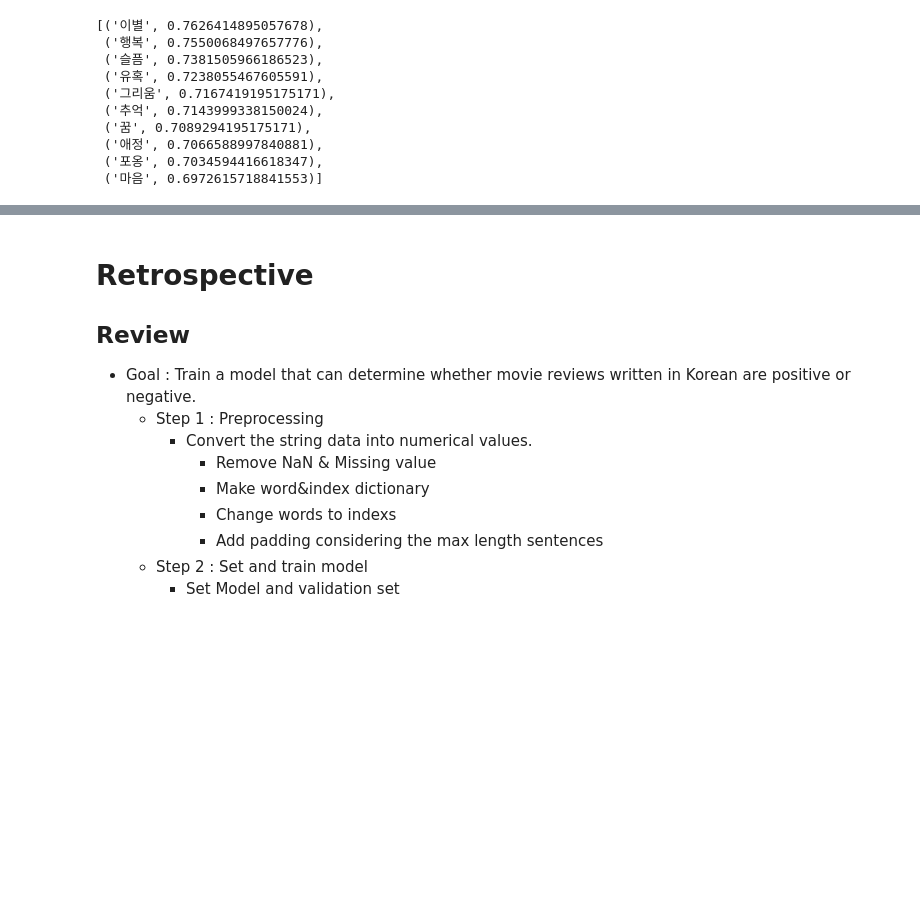
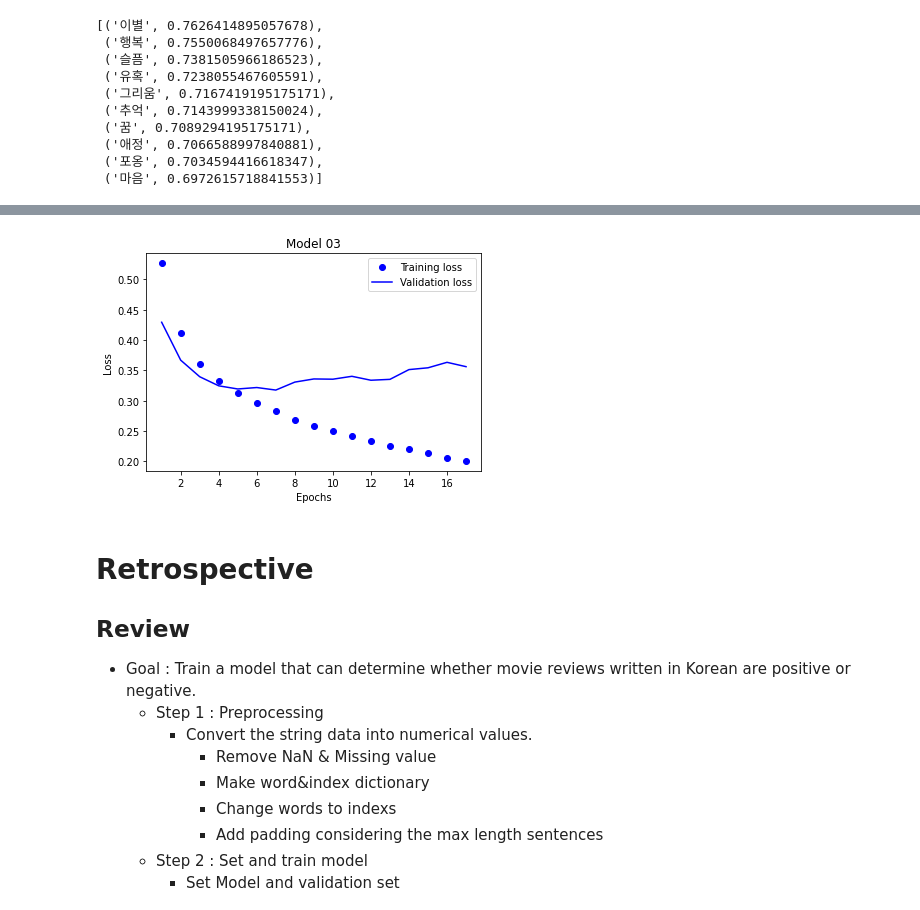
Before and after one commit to minsung6333/AIFEL_Quest, a Jupyter notebook: Exploration_04/8-1.project.ipynb, the cells around one changed output, grey strips where cells are left out. Saved outputs shown, nothing was run; the diff lists cells and outputs as text; code cells hidden in the pictures; blank space fills up the shorter version.

```diff
--- a/Exploration_04/8-1.project.ipynb
+++ b/Exploration_04/8-1.project.ipynb
@@ -231,8 +232,9 @@ word_vector_dim = 16
 
 model_01 = tf.keras.Sequential()
 model_01.add(tf.keras.layers.Embedding(vocab_size, word_vector_dim, input_shape=(None,)))
-model_01.add(tf.keras.layers.LSTM(128))
+model_01.add(tf.keras.layers.LSTM(128, dropout=0.2))
 model_01.add(tf.keras.layers.Dense(64, activation='relu'))
+model_01.add(tf.keras.layers.Dropout(0.3))
 model_01.add(tf.keras.layers.Dense(1, activation='sigmoid'))
 
 model_01.summary()
@@ -540,9 +548,9 @@ model_04.add(tf.keras.layers.Embedding(vocab_size,
                                  embeddings_initializer=Constant(embedding_matrix),
                                  input_length=maxlen,
                                  trainable=True))
-model_04.add(tf.keras.layers.LSTM(128, dropout=0.2, recurrent_dropout=0.2))
-model_04.add(tf.keras.layers.Dense(128, activation='relu'))
-model_04.add(tf.keras.layers.Dropout(0.5))
+model_04.add(tf.keras.layers.Bidirectional(tf.keras.layers.LSTM(128, dropout=0.2, recurrent_dropout=0.2)))
+model_04.add(tf.keras.layers.Dense(64, activation='relu'))
+model_04.add(tf.keras.layers.Dropout(0.3))
 model_04.add(tf.keras.layers.Dense(1, activation='sigmoid'))
 
 model_04.summary()
@@ -572,12 +578,14 @@ model_04.compile(optimizer='adam',
               metrics=['accuracy'])
 
 epochs=20
+early_stopping = tf.keras.callbacks.EarlyStopping(monitor='val_loss', patience=10)
 
 history = model_04.fit(partial_x_train,
                     partial_y_train,
                     epochs=epochs,
                     batch_size=512,
                     validation_data=(x_val, y_val),
-                    verbose=1)
+                    verbose=1,
+                    callbacks=[early_stopping])
 # %% [output]
 Epoch 1/20
@@ -607,3 +615,22 @@ print(results)
+# %%
+history_dict_04 = history.history
+
+acc = history_dict_04['accuracy']
+val_acc = history_dict_04['val_accuracy']
+loss = history_dict_04['loss']
+val_loss = history_dict_04['val_loss']
+epochs = range(1, len(acc) + 1)
+
+plt.plot(epochs, loss, 'bo', label='Training loss')
+plt.plot(epochs, val_loss, 'b', label='Validation loss')
+plt.title('Model 03')
+plt.xlabel('Epochs')
+plt.ylabel('Loss')
+plt.legend()
+
+plt.show()
+# %% [output]
+[figure, added]
 # %% [markdown]
 # Retrospective
 ## Review
```
Also changed, not shown: parts of 18 cells of this notebook.
